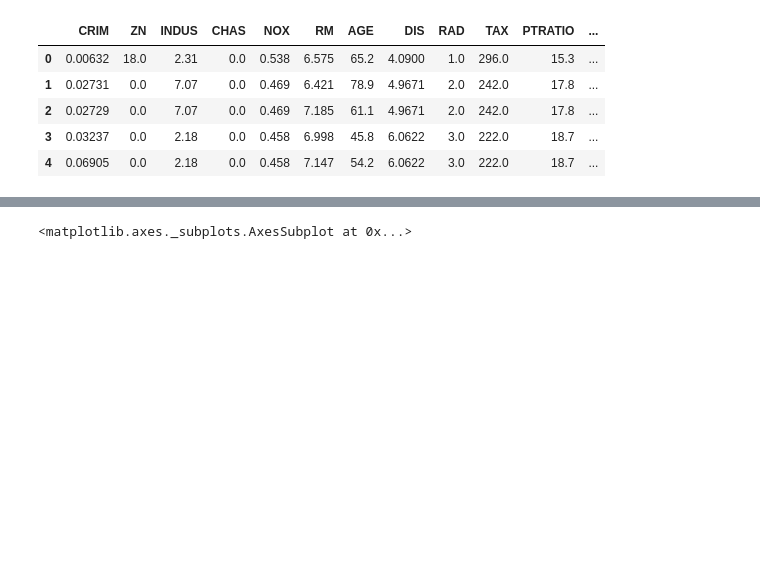
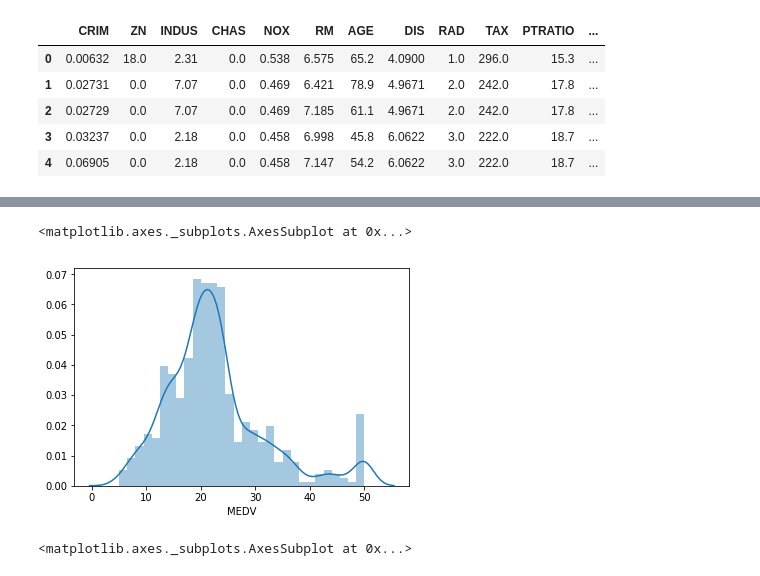
Before and after one commit to taanila/tilastoapu, a Jupyter notebook: linreg3.ipynb, the cells around one changed output, grey strips where cells are left out. Drawn from its saved outputs; the diff is of its cells as text; code cells hidden in the pictures; blank space fills up the shorter version.

```diff
--- a/linreg3.ipynb
+++ b/linreg3.ipynb
@@ -36,7 +39,13 @@ Data Set Characteristics:
 # %%
-boston = pd.DataFrame(boston_data.data, columns=boston_data.feature_names)
-boston['MEDV'] = boston_data.target
-boston.head()
+#Teen datasta dataframen:
+
+#Features:
+df = pd.DataFrame(boston_data.data, columns=boston_data.feature_names)
+
+#Target:
+df['MEDV'] = boston_data.target
+
+df.head()
 # %% [output]
 |  | CRIM | ZN | INDUS | CHAS | NOX | RM | AGE | DIS | RAD | TAX | PTRATIO | ... |
 | 0 | 0.00632 | 18.0 | 2.31 | 0.0 | 0.538 | 6.575 | 65.2 | 4.0900 | 1.0 | 296.0 | 15.3 | ... |
@@ -70 +75,7 @@ sns.distplot(boston['MEDV'], bins=30)
+# %%
+#Target-muuttujan (selitettävän muuttujan) jakauma:
+sns.distplot(df['MEDV'], bins=30)
+# %% [output]
+<matplotlib.axes._subplots.AxesSubplot at 0x...>
+[figure, added]
 # %%
```
Also changed, not shown: parts of 21 cells of this notebook.
